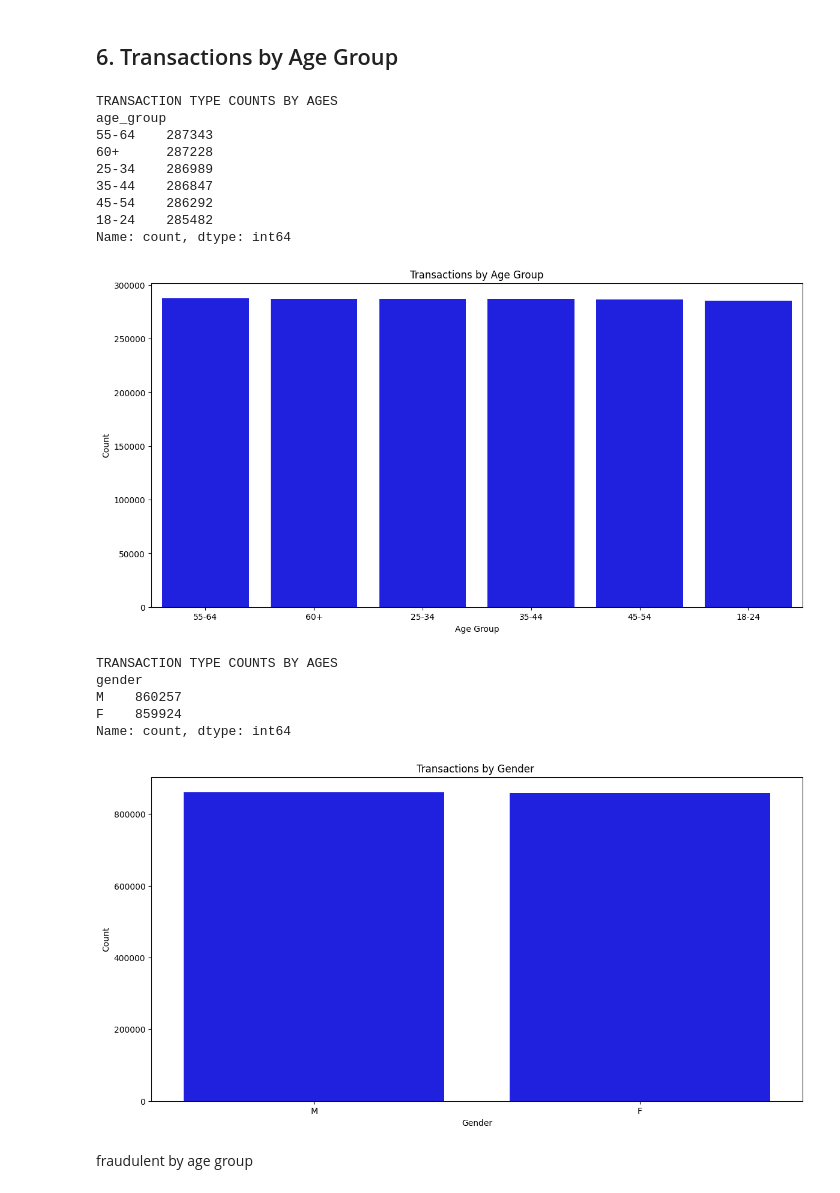
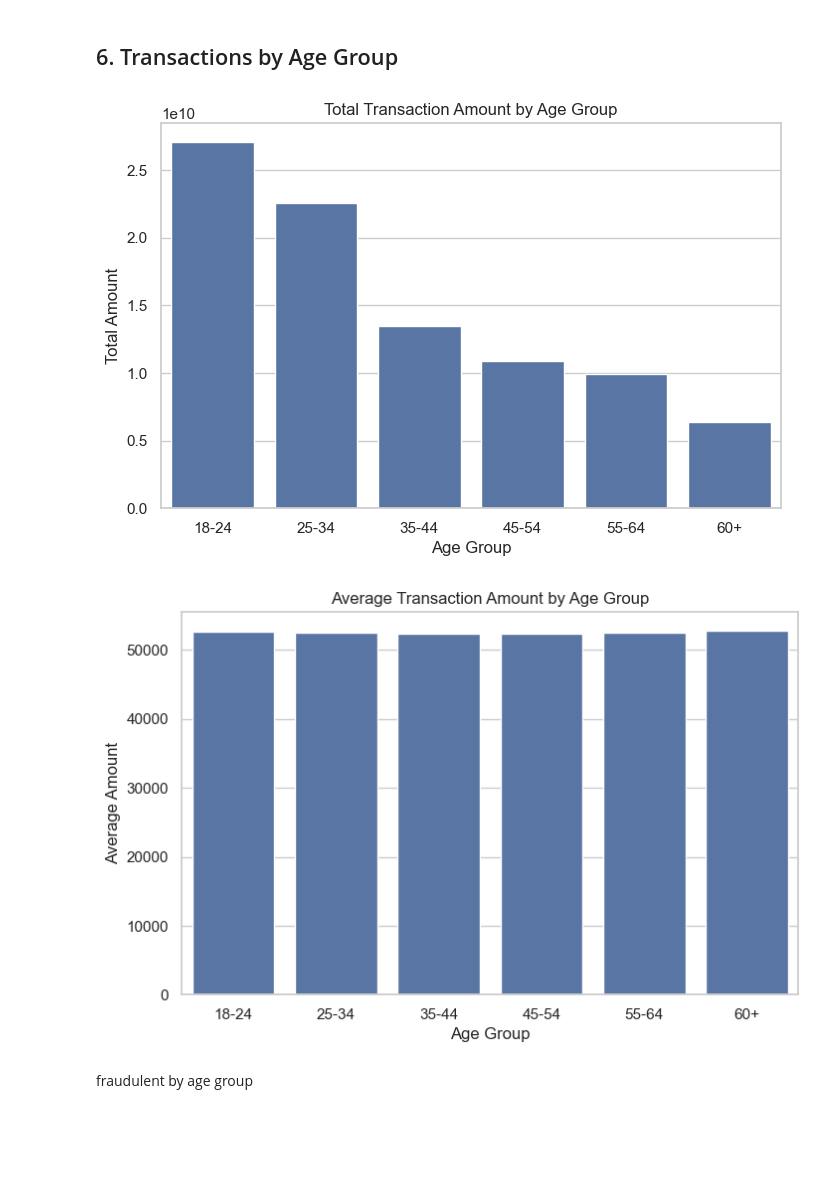
Before and after one commit to Qwodjo/Ghana-mobile-money-insights, a Jupyter notebook: notebooks/EDA_analysis.ipynb, the cells around one changed output. Cells and saved outputs as stored; diff of their text form; code cells hidden in the pictures; blank space fills up the shorter version.

```diff
--- a/notebooks/EDA_analysis.ipynb
+++ b/notebooks/EDA_analysis.ipynb
@@ -112,48 +164,34 @@ plt.show()
 # %% [markdown]
 ## 6. Transactions by Age Group
-# %%
-
-print("TRANSACTION TYPE COUNTS BY AGES ")
-print(EDA['age_group'].value_counts())
-
-# Bar plot for transactions by age group
-plt.figure(figsize=(14,7))
-sns.countplot(x='age_group', data=EDA,color="blue", order=EDA['age_group'].value_counts().index)
-plt.title('Transactions by Age Group')
-plt.xlabel('Age Group')
-plt.ylabel('Count')
-plt.show()
-
-
-
-
-
-print("TRANSACTION TYPE COUNTS BY AGES ")
-print(EDA['gender'].value_counts())
-
-# Bar plot for transactions by age group
-plt.figure(figsize=(14,7))
-sns.countplot(x= 'gender', data=EDA,color="blue", order=EDA['gender'].value_counts().index)
-plt.title('Transactions by Gender ')
-plt.xlabel('Gender')
-plt.ylabel('Count')
-plt.show()
-# %% [output]
-TRANSACTION TYPE COUNTS BY AGES
-age_group
-55-64    287343
-60+      287228
-25-34    286989
-35-44    286847
-45-54    286292
-18-24    285482
-Name: count, dtype: int64
-[figure, removed]
-TRANSACTION TYPE COUNTS BY AGES
-gender
-M    860257
-F    859924
-Name: count, dtype: int64
-[figure, removed]
+# %%
+
+# Set seaborn style
+sns.set(style="whitegrid")
+
+# Total Transaction Amount by Age Group
+
+transaction_amount_age = EDA.groupby('age_group')['amount'].sum().reindex(sorted(EDA['age_group'].unique()))
+
+plt.figure(figsize=(8,5))
+sns.barplot(x=transaction_amount_age.index, y=transaction_amount_age.values)
+plt.title("Total Transaction Amount by Age Group")
+plt.xlabel("Age Group")
+plt.ylabel("Total Amount")
+plt.show()
+
+
+# Average Transaction Amount by Age Group
+
+average_amount_age = EDA.groupby('age_group')['amount'].mean().reindex(sorted(EDA['age_group'].unique()))
+
+plt.figure(figsize=(8,5))
+sns.barplot(x=average_amount_age.index, y=average_amount_age.values)
+plt.title("Average Transaction Amount by Age Group")
+plt.xlabel("Age Group")
+plt.ylabel("Average Amount")
+plt.show()
+# %% [output]
+[figure, added]
+[figure, added]
 # %% [markdown]
 fraudulent by age group
```
Also changed, not shown: parts of 18 cells of this notebook, 2 other files.
